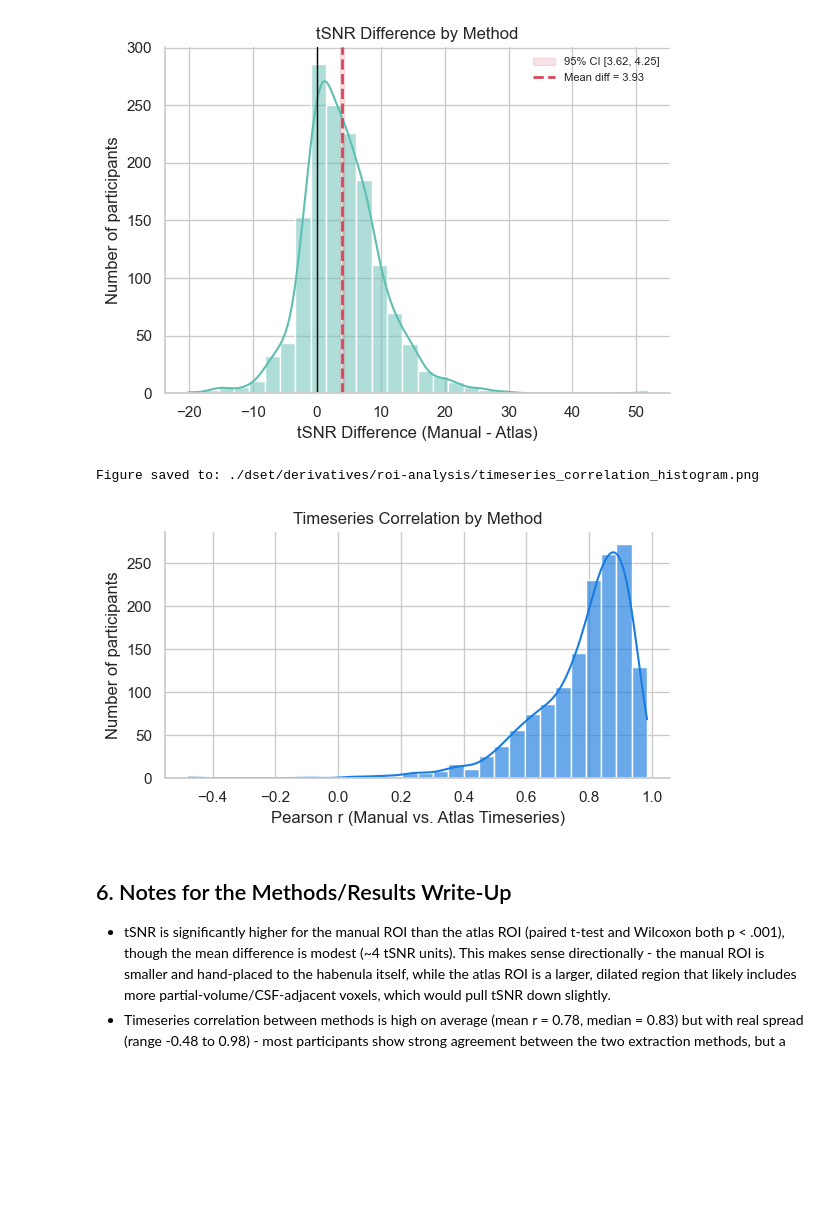
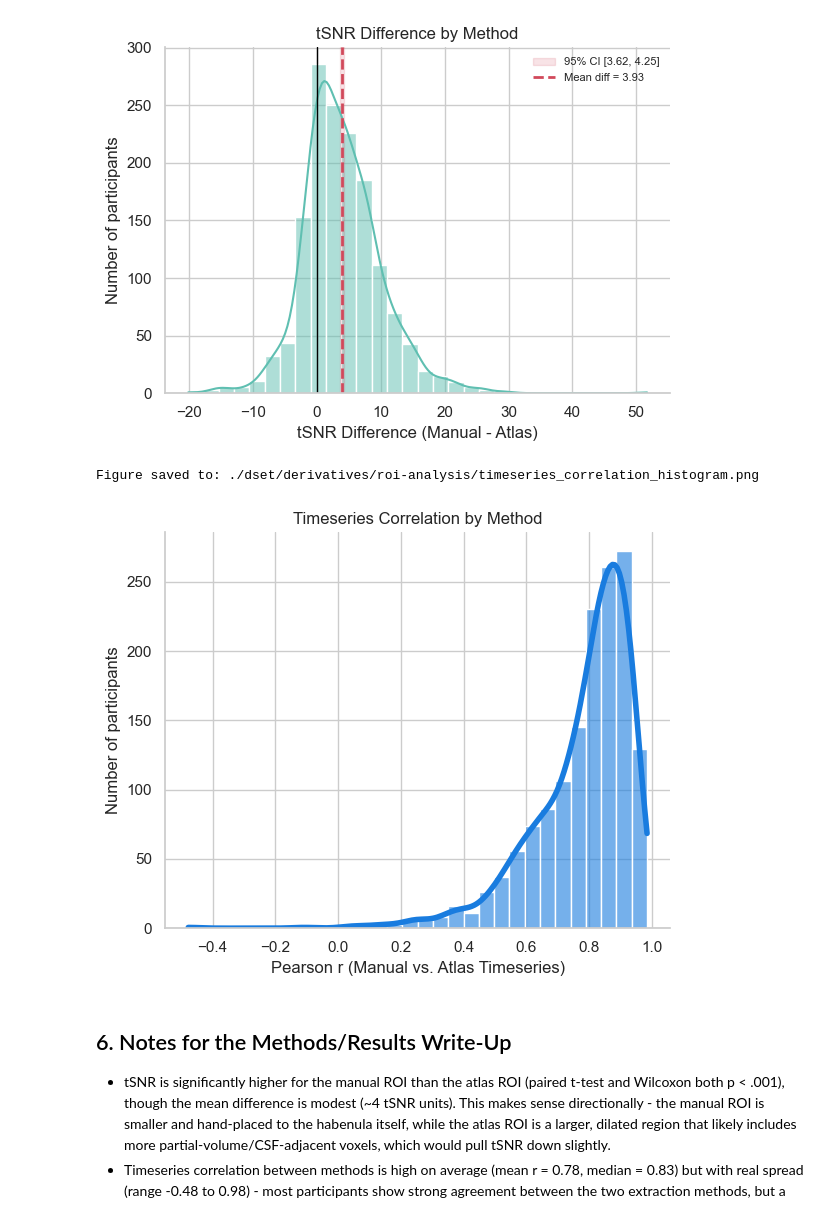
Before and after one commit to chlohamp/habenula-comparison, a Jupyter notebook: 2aii-bold-comp.ipynb, the cells around one changed output. Drawn from its saved outputs; the diff is of its cells as text; code cells hidden in the pictures; blank space fills up the shorter version.

```diff
--- a/2aii-bold-comp.ipynb
+++ b/2aii-bold-comp.ipynb
@@ -323,24 +323,25 @@ Figure saved to: ./dset/derivatives/roi-analysis/tsnr_difference_histogram.png
 [figure]
 # %%
 # --- Timeseries correlation distribution ---
-fig, ax = plt.subplots(figsize=(6, 3.5))
-sns.histplot(r_series, bins=30, kde=True, color="#197cdf", alpha=0.65, edgecolor="white", ax=ax)
+#fig, ax = plt.subplots(figsize=(6, 3.5))
+fig, ax = plt.subplots(figsize=(6, 5))
+sns.histplot(r_series, bins=30, kde=True, line_kws={"linewidth": 4}, color="#197cdf", alpha=0.6, edgecolor="white", ax=ax)
 # ax.axvline(r_series.mean(), color="#d1495b", linestyle="--", linewidth=2,
 #            label=f"Mean r = {r_series.mean():.3f}")
 ax.set_xlabel("Pearson r (Manual vs. Atlas Timeseries)")
 ax.set_ylabel("Number of participants")
 ax.set_title("Timeseries Correlation by Method")
 ax.legend(frameon=False)
 sns.despine(ax=ax)
 fig.tight_layout()
 
 fig_path = op.join(roi_analysis_dir, "timeseries_correlation_histogram.png")
 fig.savefig(fig_path, dpi=300, bbox_inches="tight")
 print(f"Figure saved to: {fig_path}")
 plt.show()
 # %% [output]
 Figure saved to: ./dset/derivatives/roi-analysis/timeseries_correlation_histogram.png
-[figure, old version]
+[figure, new version]
 # %% [markdown]
 ## 6. Notes for the Methods/Results Write-Up
 
```
Also changed, not shown: parts of 1 cell of this notebook, 1 other file.
